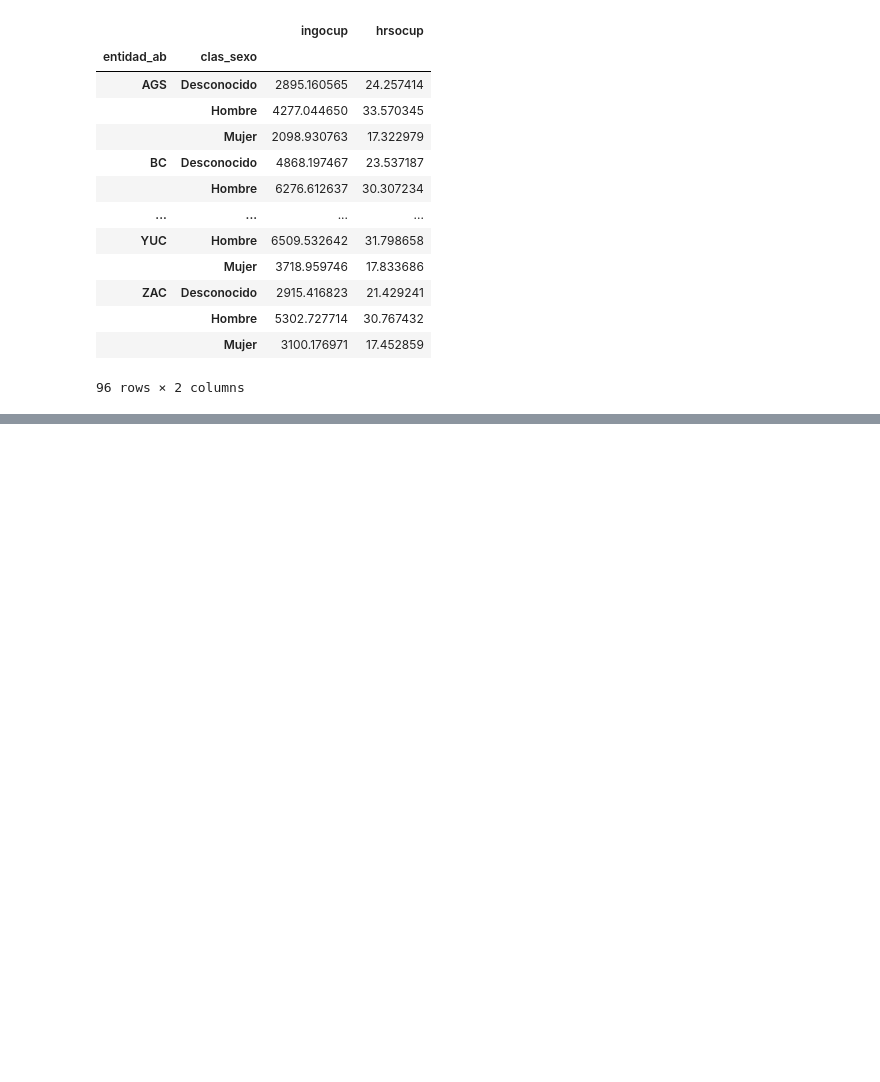
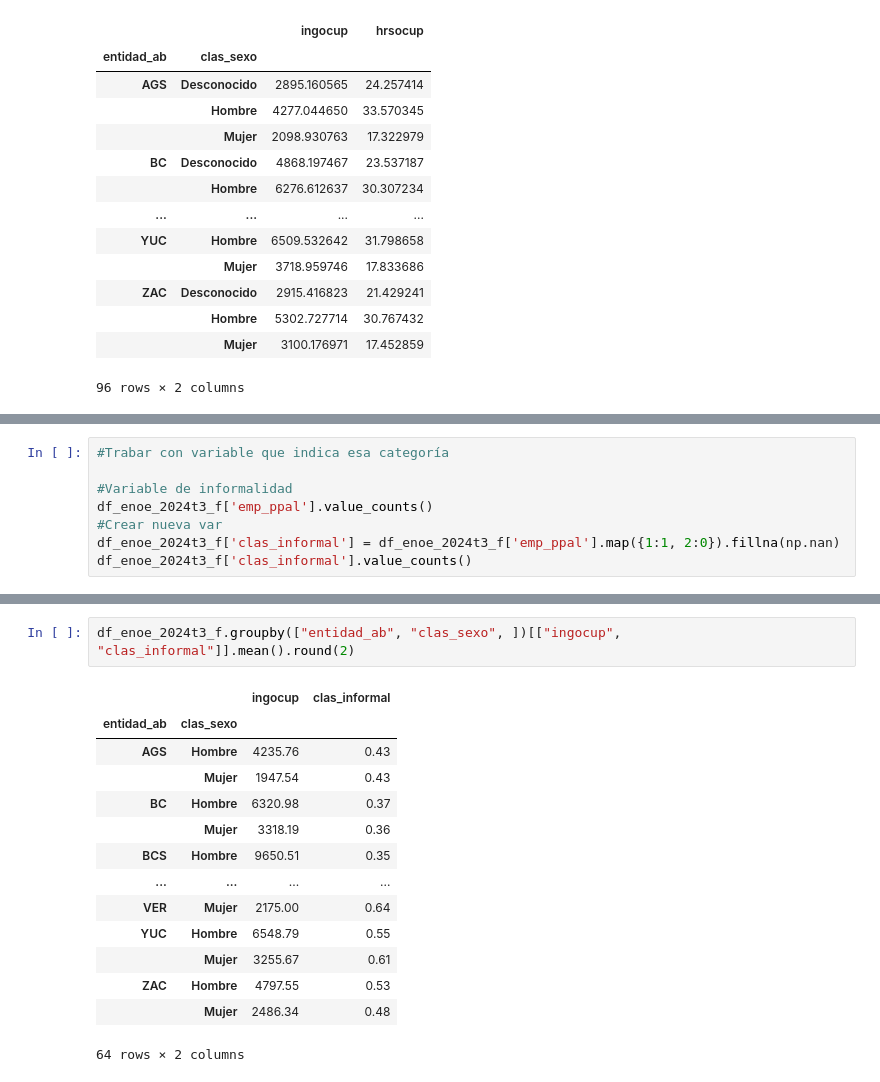
Before and after one commit to DiegoSReco/intro_python_para_economistas, a Jupyter notebook: script_python_5_Analisis_Datos_Pandas_2.ipynb, the cells around one changed output, grey strips where cells are left out. Saved outputs shown, nothing was run; the diff lists cells and outputs as text; blank space fills up the shorter version.

```diff
--- a/script_python_5_Analisis_Datos_Pandas_2.ipynb
+++ b/script_python_5_Analisis_Datos_Pandas_2.ipynb
@@ -1796,0 +1831,8 @@ df_enoe_2024t3_f.groupby(["entidad_ab", "clas_sexo"])[["ingocup","hrsocup" ]].me
+# %%
+#Trabar con variable que indica esa categoría
+
+#Variable de informalidad
+df_enoe_2024t3_f['emp_ppal'].value_counts()
+#Crear nueva var
+df_enoe_2024t3_f['clas_informal'] = df_enoe_2024t3_f['emp_ppal'].map({1:1, 2:0}).fillna(np.nan)
+df_enoe_2024t3_f['clas_informal'].value_counts()
@@ -1796,0 +1850,17 @@ df_enoe_2024t3_f.groupby(["entidad_ab", "clas_sexo"])[["ingocup","hrsocup" ]].me
+# %%
+df_enoe_2024t3_f.groupby(["entidad_ab", "clas_sexo", ])[["ingocup", "clas_informal"]].mean().round(2)
+# %% [output]
+|  |  | ingocup | clas_informal |
+| entidad_ab | clas_sexo |  |  |
+| AGS | Hombre | 4235.76 | 0.43 |
+|  | Mujer | 1947.54 | 0.43 |
+| BC | Hombre | 6320.98 | 0.37 |
+|  | Mujer | 3318.19 | 0.36 |
+| BCS | Hombre | 9650.51 | 0.35 |
+| ... | ... | ... | ... |
+| VER | Mujer | 2175.00 | 0.64 |
+| YUC | Hombre | 6548.79 | 0.55 |
+|  | Mujer | 3255.67 | 0.61 |
+| ZAC | Hombre | 4797.55 | 0.53 |
+|  | Mujer | 2486.34 | 0.48 |
+64 rows × 2 columns
```
Also changed, not shown: parts of 8 cells of this notebook.
